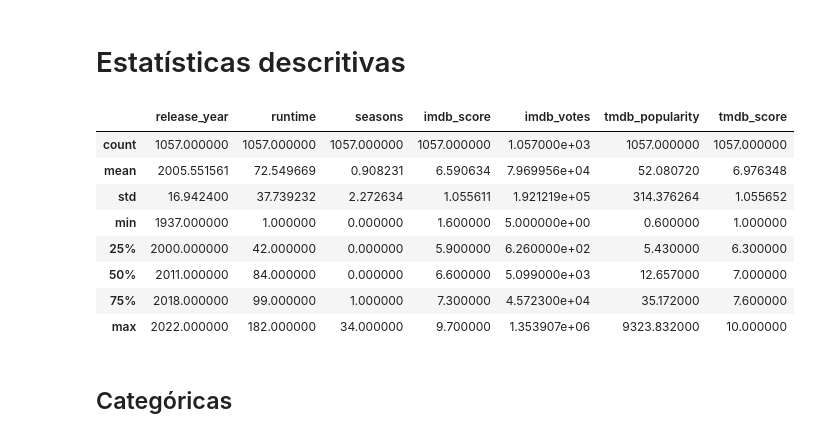
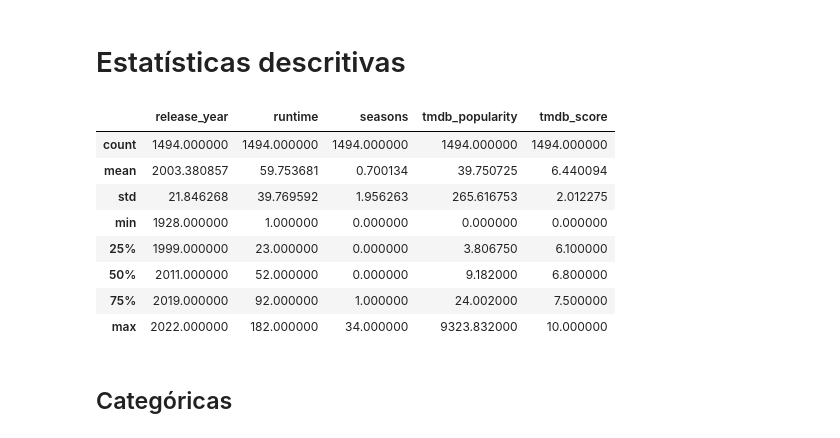
Before and after one commit to BiancaLaurindo/disney_recommendation, a Jupyter notebook: disney_plus_recommedation.ipynb, the cells around one changed output. Drawn from its saved outputs; the diff is of its cells as text; code cells hidden in the pictures.

```diff
--- a/disney_plus_recommedation.ipynb
+++ b/disney_plus_recommedation.ipynb
@@ -229,0 +172,8 @@ disney_plus['production_country'] = disney_plus['production_country'].replace(''
+# %%
+disney_plus_edw['seasons'] = disney_plus_edw['seasons'].fillna(0)
+disney_plus_edw['tmdb_score'] = disney_plus_edw['tmdb_score'].fillna(0)
+disney_plus_edw['tmdb_popularity'] = disney_plus_edw['tmdb_popularity'].fillna(0)
+# %%
+disney_plus_edw = disney_plus_edw.dropna(subset=['description']) # Remove rows NULL
+# %%
+disney_plus_edw = disney_plus_edw.drop(columns=['imdb_score','imdb_votes','imdb_id']) # remove columns with missing values outliers
@@ -229,0 +239,15 @@ disney_plus['production_country'] = disney_plus['production_country'].replace(''
+# %%
+# Limpeza dos dados de gênero
+disney_plus_edw['genres'] = disney_plus_edw['genres'].str.replace("[", "").str.replace("]", "")
+disney_plus_edw['genre'] = disney_plus_edw['genres'].str.split(',').str[0].str.strip()
+
+# Limpeza dos dados de países de produção
+disney_plus_edw['production_countries'] = disney_plus_edw["production_countries"].str.replace("[","").str.replace("]","")
+disney_plus_edw['production_country'] = disney_plus_edw['production_countries'].str.split(',').str[0]
+
+# Remover colunas originais
+disney_plus_edw.drop(['genres', 'production_countries'], axis=1, inplace=True)
+
+#Remover ''
+disney_plus_edw['genre'] = disney_plus_edw['genre'].str.replace("'", "", regex=False).str.strip()
+disney_plus_edw['production_country'] = disney_plus_edw['production_country'].str.replace("'", "", regex=False).str.strip()
@@ -230,17 +497,17 @@ disney_plus['production_country'] = disney_plus['production_country'].replace(''
 # %% [markdown]
 # Estatísticas descritivas
 # %%
-disney_plus.describe()
+disney_plus_edw.describe()
 # %% [output]
-|  | release_year | runtime | seasons | imdb_score | imdb_votes | tmdb_popularity | tmdb_score |
-| count | 1057.000000 | 1057.000000 | 1057.000000 | 1057.000000 | 1.057000e+03 | 1057.000000 | 1057.000000 |
-| mean | 2005.551561 | 72.549669 | 0.908231 | 6.590634 | 7.969956e+04 | 52.080720 | 6.976348 |
-| std | 16.942400 | 37.739232 | 2.272634 | 1.055611 | 1.921219e+05 | 314.376264 | 1.055652 |
-| min | 1937.000000 | 1.000000 | 0.000000 | 1.600000 | 5.000000e+00 | 0.600000 | 1.000000 |
-| 25% | 2000.000000 | 42.000000 | 0.000000 | 5.900000 | 6.260000e+02 | 5.430000 | 6.300000 |
-| 50% | 2011.000000 | 84.000000 | 0.000000 | 6.600000 | 5.099000e+03 | 12.657000 | 7.000000 |
-| 75% | 2018.000000 | 99.000000 | 1.000000 | 7.300000 | 4.572300e+04 | 35.172000 | 7.600000 |
-| max | 2022.000000 | 182.000000 | 34.000000 | 9.700000 | 1.353907e+06 | 9323.832000 | 10.000000 |
+|  | release_year | runtime | seasons | tmdb_popularity | tmdb_score |
+| count | 1494.000000 | 1494.000000 | 1494.000000 | 1494.000000 | 1494.000000 |
+| mean | 2003.380857 | 59.753681 | 0.700134 | 39.750725 | 6.440094 |
+| std | 21.846268 | 39.769592 | 1.956263 | 265.616753 | 2.012275 |
+| min | 1928.000000 | 1.000000 | 0.000000 | 0.000000 | 0.000000 |
+| 25% | 1999.000000 | 23.000000 | 0.000000 | 3.806750 | 6.100000 |
+| 50% | 2011.000000 | 52.000000 | 0.000000 | 9.182000 | 6.800000 |
+| 75% | 2019.000000 | 92.000000 | 1.000000 | 24.002000 | 7.500000 |
+| max | 2022.000000 | 182.000000 | 34.000000 | 9323.832000 | 10.000000 |
 # %% [markdown]
 ## Categóricas
 # %%
```
Also changed, not shown: parts of 46 cells of this notebook.
